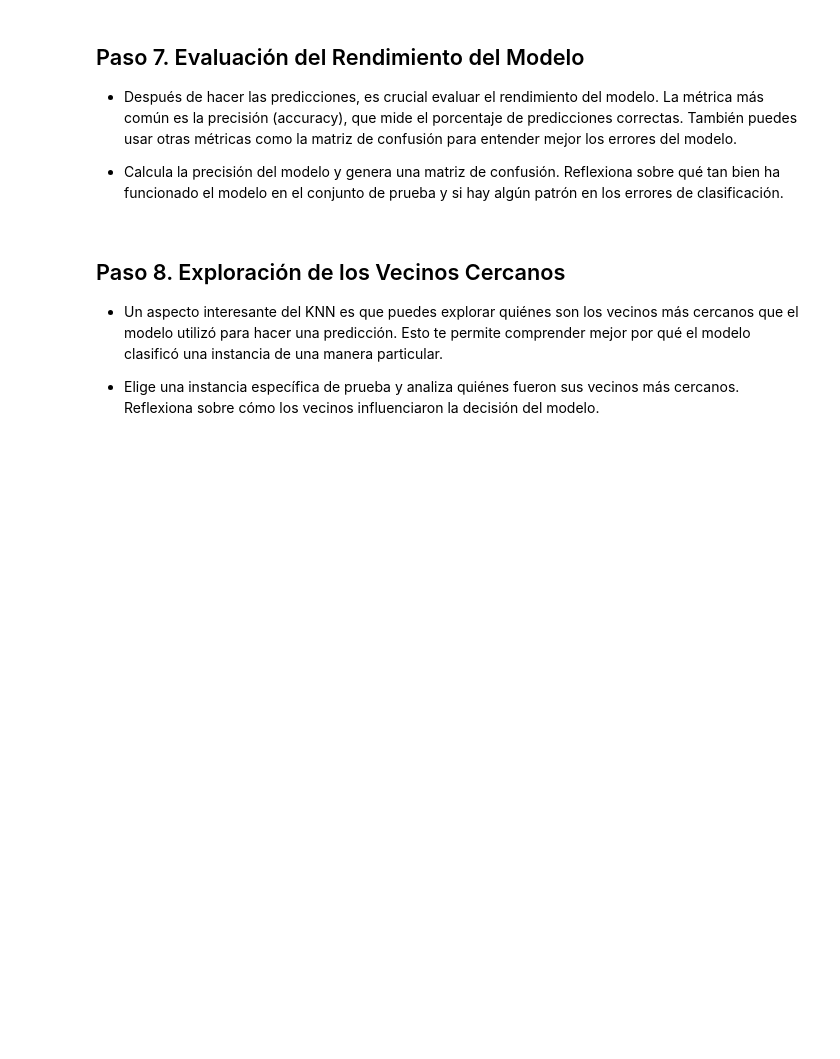
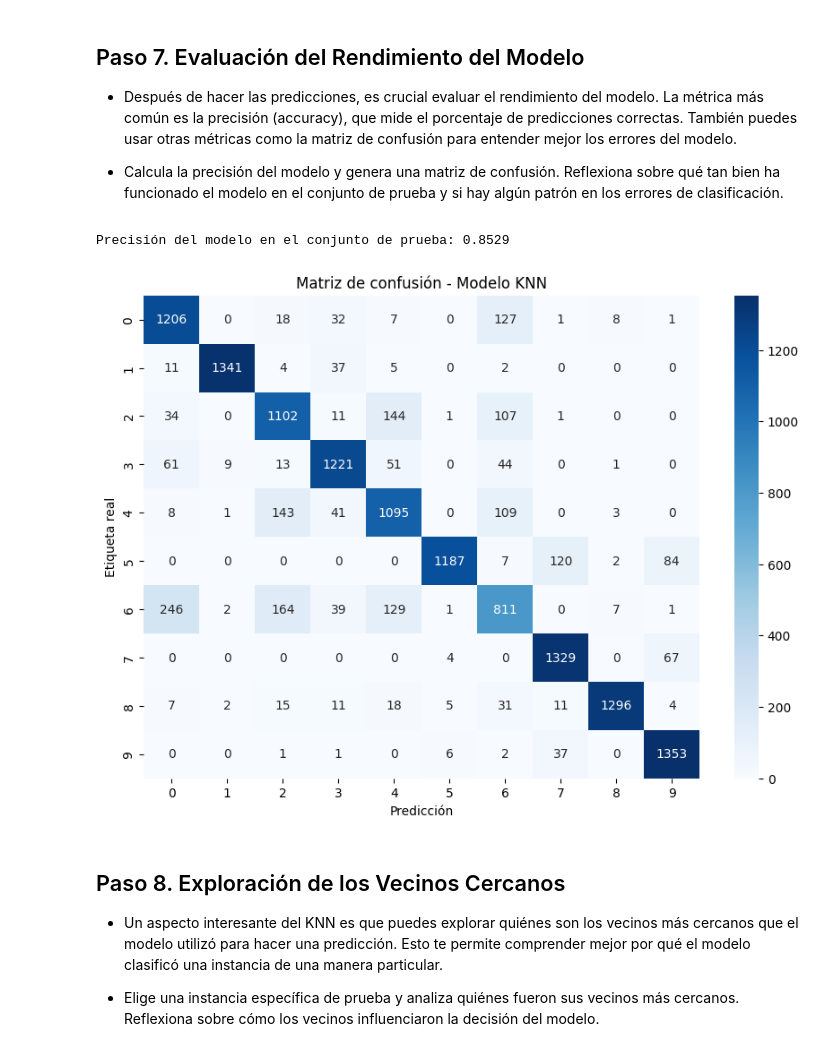
Before and after one commit to delgadojohn17-sudo/Laboratorio-15, a Jupyter notebook: Laboratorio_15practica.ipynb, the cells around one changed output. Drawn from its saved outputs; the diff is of its cells as text; code cells hidden in the pictures; blank space fills up the shorter version.

```diff
--- a/Laboratorio_15practica.ipynb
+++ b/Laboratorio_15practica.ipynb
@@ -55,3 +257,26 @@ from keras.datasets import fashion_mnist
 * Una vez que el modelo esté entrenado, puedes usarlo para hacer predicciones sobre el conjunto de prueba o sobre nuevos datos. El modelo buscará los K vecinos más cercanos a cada instancia y decidirá la clase basándose en la mayoría de votos entre estos vecinos.
 
 * Usa tu modelo KNN para predecir las etiquetas de las instancias en el conjunto de prueba. Anota las predicciones y compáralas con las etiquetas reales.
+# %%
+from sklearn.metrics import accuracy_score, confusion_matrix, classification_report
+
+# ==============================
+# Predicciones sobre el conjunto de prueba
+# ==============================
+y_pred = knn.predict(X_test_scaled)
+
+# ==============================
+# Evaluación del rendimiento
+# ==============================
+
+# Precisión global
+test_accuracy = accuracy_score(y_test, y_pred)
+print(f"Precisión del modelo en el conjunto de prueba: {test_accuracy:.4f}")
+
+# Matriz de confusión
+print("\nMatriz de confusión:")
+print(confusion_matrix(y_test, y_pred))
+
+# Reporte de clasificación (precisión, recall y f1-score por clase)
+print("\nReporte de clasificación:")
+print(classification_report(y_test, y_pred))
@@ -60,6 +303,31 @@ from keras.datasets import fashion_mnist
 * Después de hacer las predicciones, es crucial evaluar el rendimiento del modelo. La métrica más común es la precisión (accuracy), que mide el porcentaje de predicciones correctas. También puedes usar otras métricas como la matriz de confusión para entender mejor los errores del modelo.
 
 * Calcula la precisión del modelo y genera una matriz de confusión. Reflexiona sobre qué tan bien ha funcionado el modelo en el conjunto de prueba y si hay algún patrón en los errores de clasificación.
+# %%
+from sklearn.metrics import accuracy_score, confusion_matrix
+import seaborn as sns
+import matplotlib.pyplot as plt
+
+# ==============================
+# Calcular la precisión
+# ==============================
+accuracy = accuracy_score(y_test, y_pred)
+print(f"Precisión del modelo en el conjunto de prueba: {accuracy:.4f}")
+
+# ==============================
+# Generar la matriz de confusión
+# ==============================
+cm = confusion_matrix(y_test, y_pred)
+
+plt.figure(figsize=(10, 7))
+sns.heatmap(cm, annot=True, fmt="d", cmap="Blues")
+plt.title("Matriz de confusión - Modelo KNN")
+plt.xlabel("Predicción")
+plt.ylabel("Etiqueta real")
+plt.show()
+# %% [output]
+Precisión del modelo en el conjunto de prueba: 0.8529
+[figure, added]
 # %% [markdown]
 ## Paso 8. Exploración de los Vecinos Cercanos
 * Un aspecto interesante del KNN es que puedes explorar quiénes son los vecinos más cercanos que el modelo utilizó para hacer una predicción. Esto te permite comprender mejor por qué el modelo clasificó una instancia de una manera particular.
```
Also changed, not shown: parts of 8 cells of this notebook.
